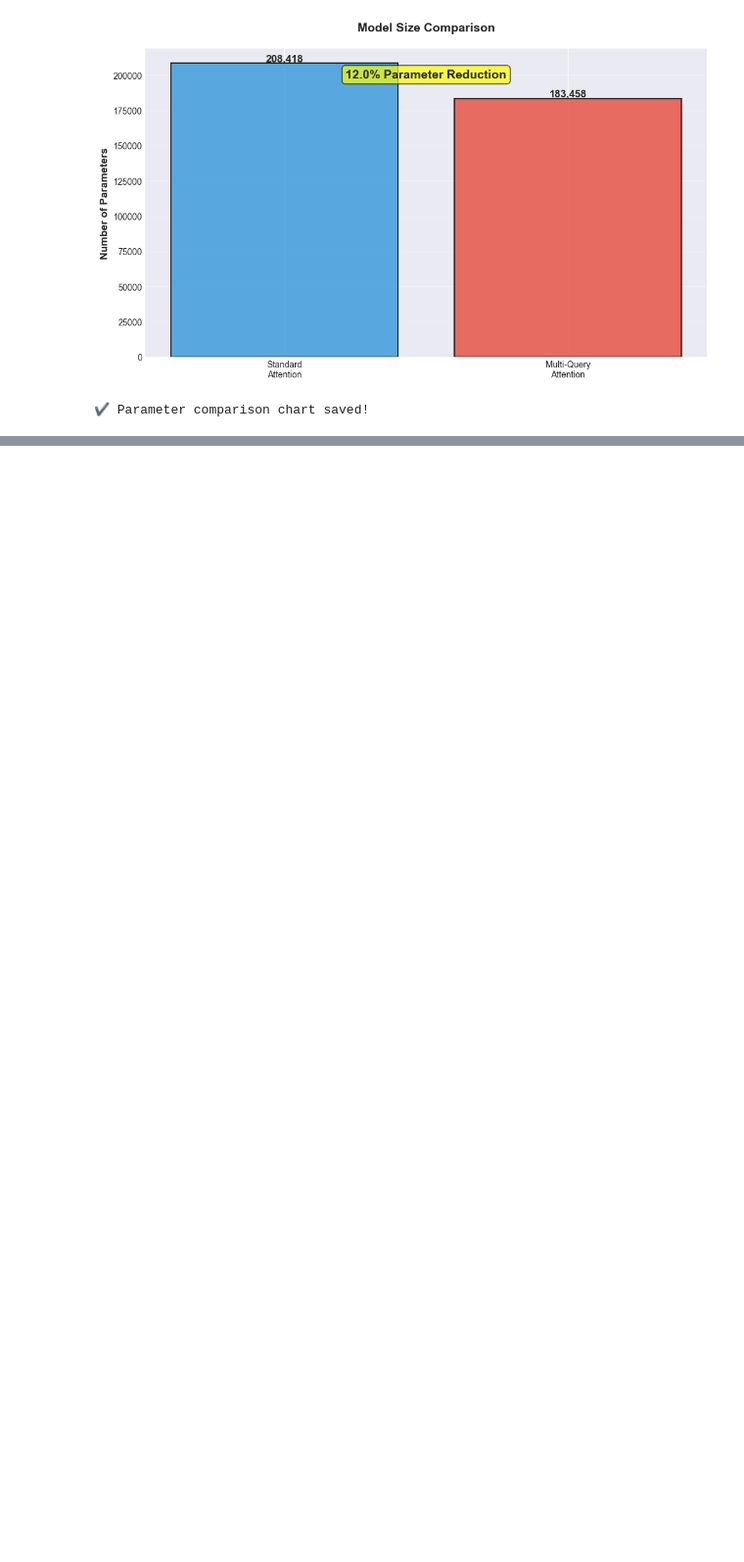
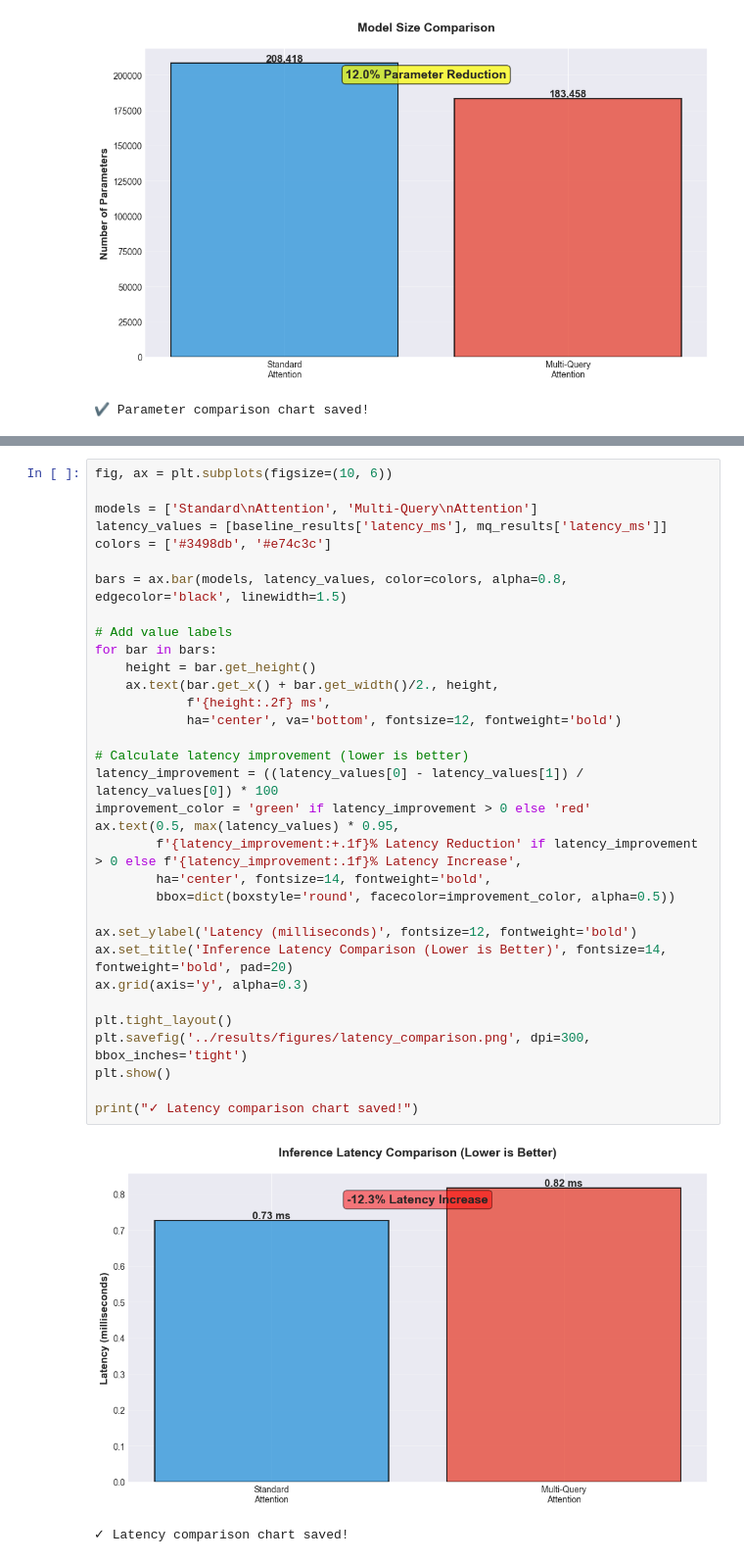
Before and after one commit to Timz-creator/efficient-attention-robotics, a Jupyter notebook: notebooks/05_comparison_analysis.ipynb, the cells around one changed output, grey strips where cells are left out. Shown at 98% size. Saved outputs shown, nothing was run; the diff lists cells and outputs as text; blank space fills up the shorter version.

```diff
--- a/notebooks/05_comparison_analysis.ipynb
+++ b/notebooks/05_comparison_analysis.ipynb
@@ -110,0 +149,36 @@ print("✔️ FPS comparison chart saved!")
+# %%
+fig, ax = plt.subplots(figsize=(10, 6))
+
+models = ['Standard\nAttention', 'Multi-Query\nAttention']
+latency_values = [baseline_results['latency_ms'], mq_results['latency_ms']]
+colors = ['#3498db', '#e74c3c']
+
+bars = ax.bar(models, latency_values, color=colors, alpha=0.8, edgecolor='black', linewidth=1.5)
+
+# Add value labels
+for bar in bars:
+    height = bar.get_height()
+    ax.text(bar.get_x() + bar.get_width()/2., height,
+            f'{height:.2f} ms',
+            ha='center', va='bottom', fontsize=12, fontweight='bold')
+
+# Calculate latency improvement (lower is better)
+latency_improvement = ((latency_values[0] - latency_values[1]) / latency_values[0]) * 100
+improvement_color = 'green' if latency_improvement > 0 else 'red'
+ax.text(0.5, max(latency_values) * 0.95,
+        f'{latency_improvement:+.1f}% Latency Reduction' if latency_improvement > 0 else f'{latency_improvement:.1f}% Latency Increase',
+        ha='center', fontsize=14, fontweight='bold',
+        bbox=dict(boxstyle='round', facecolor=improvement_color, alpha=0.5))
+
+ax.set_ylabel('Latency (milliseconds)', fontsize=12, fontweight='bold')
+ax.set_title('Inference Latency Comparison (Lower is Better)', fontsize=14, fontweight='bold', pad=20)
+ax.grid(axis='y', alpha=0.3)
+
+plt.tight_layout()
+plt.savefig('../results/figures/latency_comparison.png', dpi=300, bbox_inches='tight')
+plt.show()
+
+print("✓ Latency comparison chart saved!")
+# %% [output]
+[figure, added]
+✓ Latency comparison chart saved!
```
Also changed, not shown: parts of 6 cells of this notebook, 7 other files.
